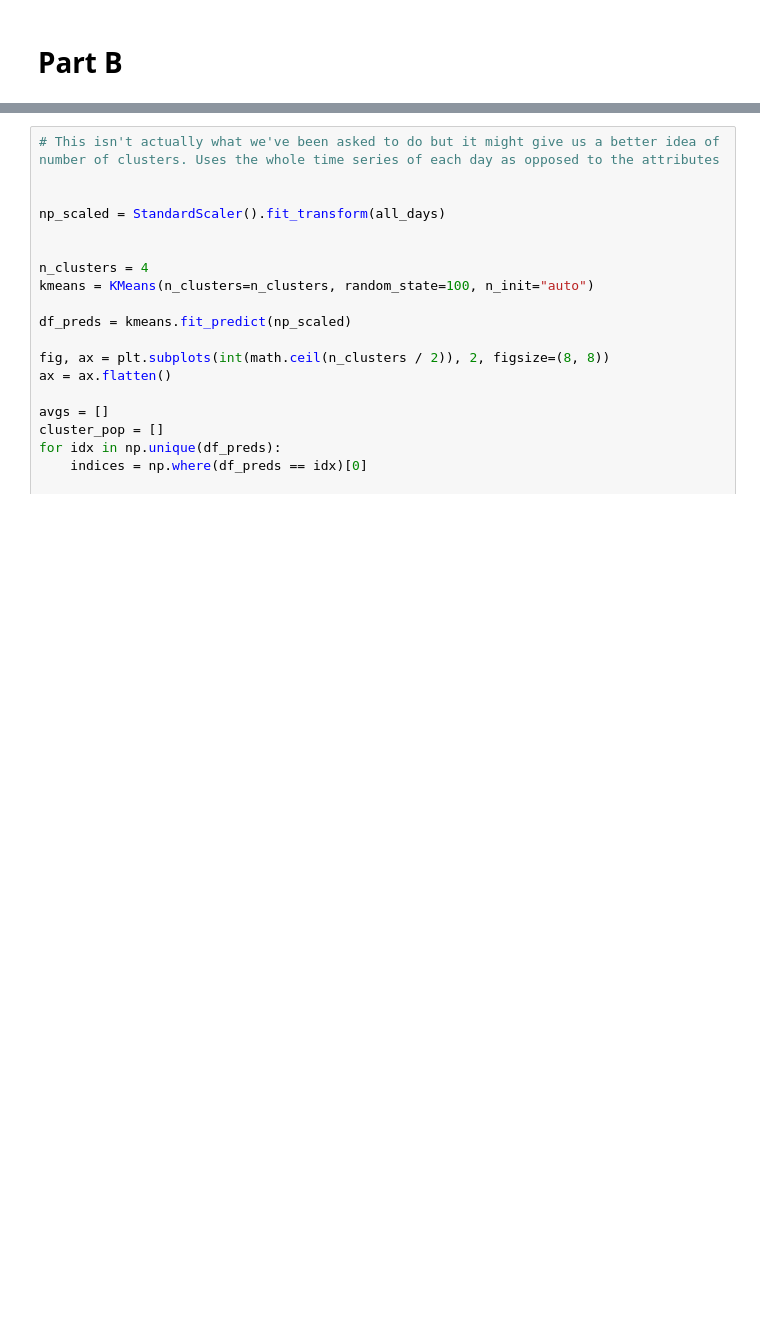
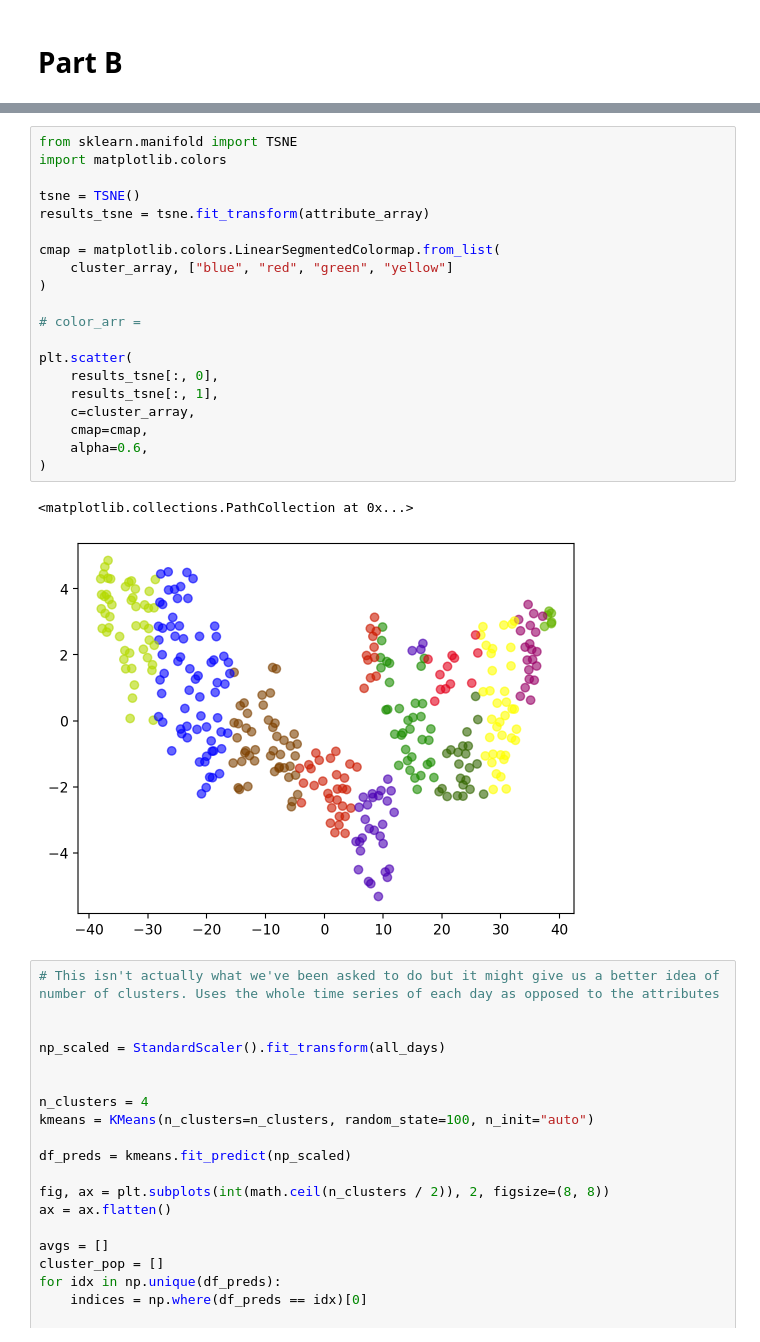
Before and after one commit to davvidbaker/aes-hw-s24, a Jupyter notebook: data-science/customer-classification-project.ipynb, the cells around one changed output, grey strips where cells are left out. Drawn from its saved outputs; the diff is of its cells as text; blank space fills up the shorter version.

```diff
--- a/data-science/customer-classification-project.ipynb
+++ b/data-science/customer-classification-project.ipynb
@@ -128,3 +219,26 @@ for cluster_idx in set(cluster_array):
+# %%
+from sklearn.manifold import TSNE
+import matplotlib.colors
+
+tsne = TSNE()
+results_tsne = tsne.fit_transform(attribute_array)
+
+cmap = matplotlib.colors.LinearSegmentedColormap.from_list(
+    cluster_array, ["blue", "red", "green", "yellow"]
+)
+
+# color_arr =
+
+plt.scatter(
+    results_tsne[:, 0],
+    results_tsne[:, 1],
+    c=cluster_array,
+    cmap=cmap,
+    alpha=0.6,
+)
+# %% [output]
+<matplotlib.collections.PathCollection at 0x...>
+[figure, added]
 # %%
 # This isn't actually what we've been asked to do but it might give us a better idea of number of clusters. Uses the whole time series of each day as opposed to the attributes
 
```
Also changed, not shown: parts of 6 cells of this notebook, 1 other file.
